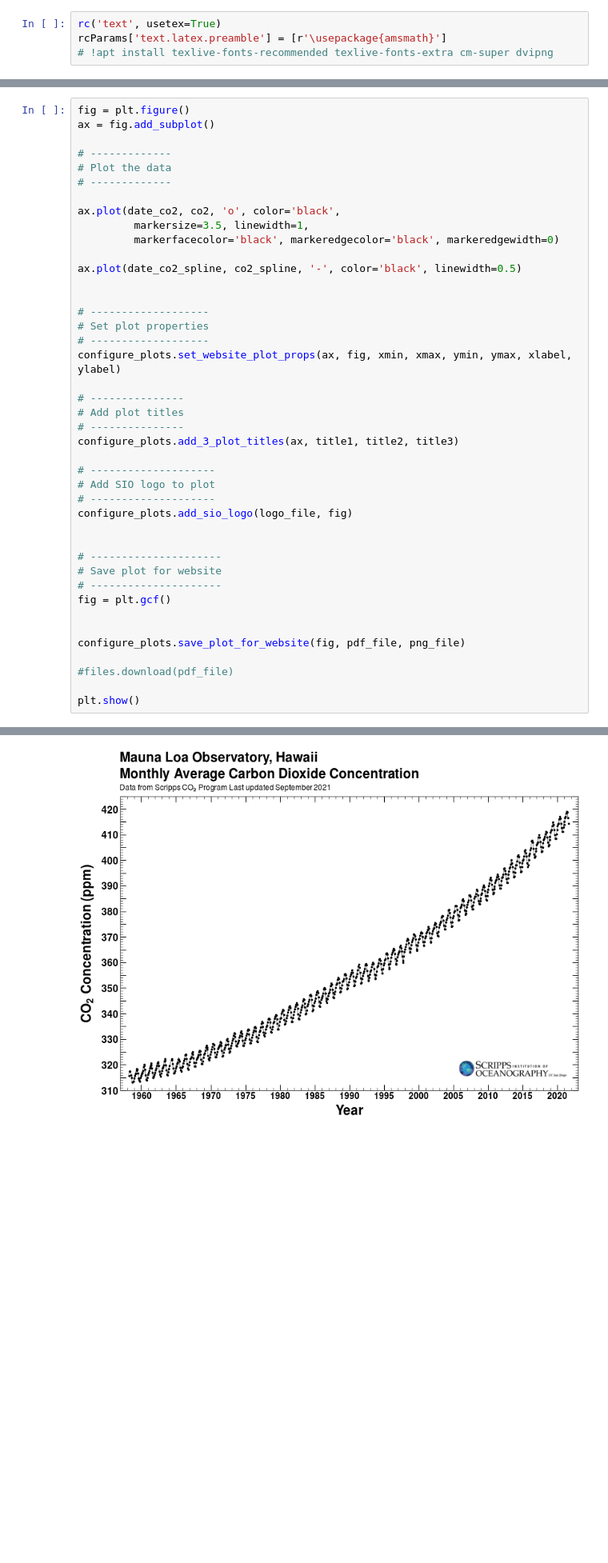
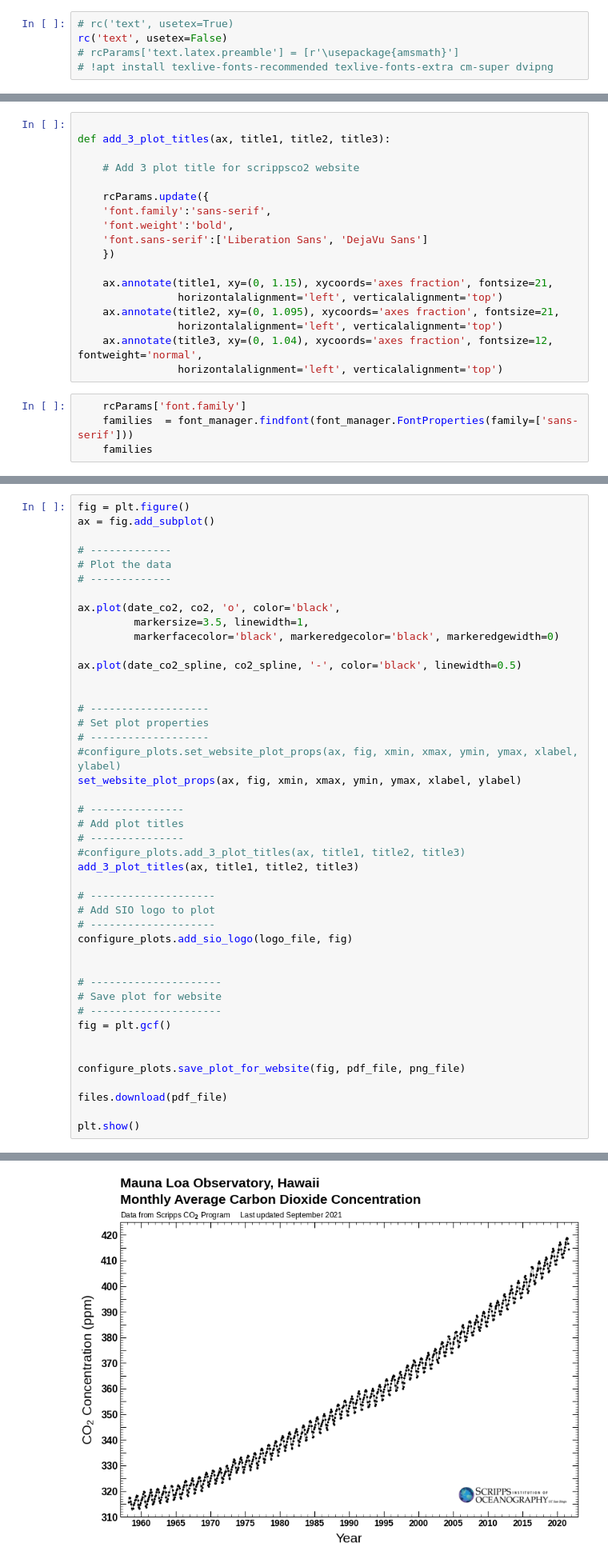
Before and after one commit to lmerchant/scrippsco2_notebooks, a Jupyter notebook: notebooks/plot_full_mlo_record.ipynb, the cells around one changed output, grey strips where cells are left out. Shown at 80% size. Saved outputs shown, nothing was run; the diff lists cells and outputs as text; blank space fills up the shorter version.

```diff
--- a/notebooks/plot_full_mlo_record.ipynb
+++ b/notebooks/plot_full_mlo_record.ipynb
@@ -50,8 +58,9 @@ from matplotlib import rc,rcParams
 # %% [markdown]
 ### Configure the following to use Latex fonts
 # %%
-rc('text', usetex=True)
-rcParams['text.latex.preamble'] = [r'\usepackage{amsmath}']
+# rc('text', usetex=True)
+rc('text', usetex=False)
+# rcParams['text.latex.preamble'] = [r'\usepackage{amsmath}']
 # !apt install texlive-fonts-recommended texlive-fonts-extra cm-super dvipng
 # %% [markdown]
 ### Load in plotting functions
@@ -156,0 +242,22 @@ co2_spline = df_co2_spline['co2_fit'].to_numpy()
+# %%
+
+def add_3_plot_titles(ax, title1, title2, title3):
+
+    # Add 3 plot title for scrippsco2 website
+
+    rcParams.update({
+    'font.family':'sans-serif',
+    'font.weight':'bold',
+    'font.sans-serif':['Liberation Sans', 'DejaVu Sans']
+    })
+
+    ax.annotate(title1, xy=(0, 1.15), xycoords='axes fraction', fontsize=21,
+                horizontalalignment='left', verticalalignment='top')
+    ax.annotate(title2, xy=(0, 1.095), xycoords='axes fraction', fontsize=21,
+                horizontalalignment='left', verticalalignment='top')
+    ax.annotate(title3, xy=(0, 1.04), xycoords='axes fraction', fontsize=12, fontweight='normal',
+                horizontalalignment='left', verticalalignment='top')
+# %%
+    rcParams['font.family']
+    families  = font_manager.findfont(font_manager.FontProperties(family=['sans-serif']))
+    families
@@ -171,34 +280,36 @@ ax.plot(date_co2, co2, 'o', color='black',
 ax.plot(date_co2_spline, co2_spline, '-', color='black', linewidth=0.5)
 
 
 # -------------------
 # Set plot properties
 # -------------------
-configure_plots.set_website_plot_props(ax, fig, xmin, xmax, ymin, ymax, xlabel, ylabel)
+#configure_plots.set_website_plot_props(ax, fig, xmin, xmax, ymin, ymax, xlabel, ylabel)
+set_website_plot_props(ax, fig, xmin, xmax, ymin, ymax, xlabel, ylabel)
 
 # ---------------
 # Add plot titles
 # ---------------
-configure_plots.add_3_plot_titles(ax, title1, title2, title3)
+#configure_plots.add_3_plot_titles(ax, title1, title2, title3)
+add_3_plot_titles(ax, title1, title2, title3)
 
 # --------------------
 # Add SIO logo to plot
 # --------------------
 configure_plots.add_sio_logo(logo_file, fig)
 
 
 # ---------------------
 # Save plot for website
 # ---------------------
 fig = plt.gcf()
 
 
 configure_plots.save_plot_for_website(fig, pdf_file, png_file)
 
-#files.download(pdf_file)
+files.download(pdf_file)
 
 plt.show()
 # %% [output]
 [interactive output not drawn]
 [interactive output not drawn]
-[figure, old version]
+[figure, new version]
```
Also changed, not shown: parts of 8 cells of this notebook.
